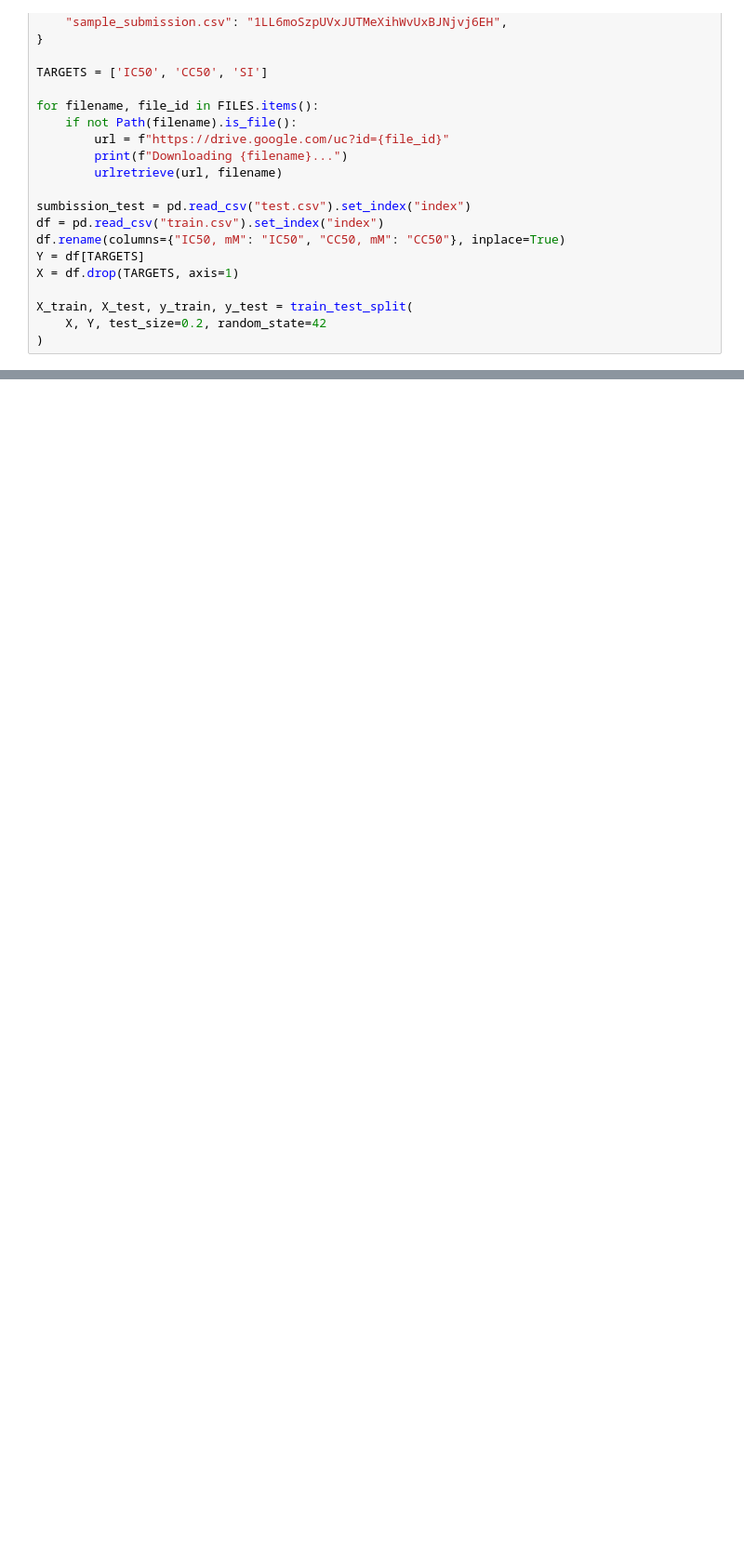
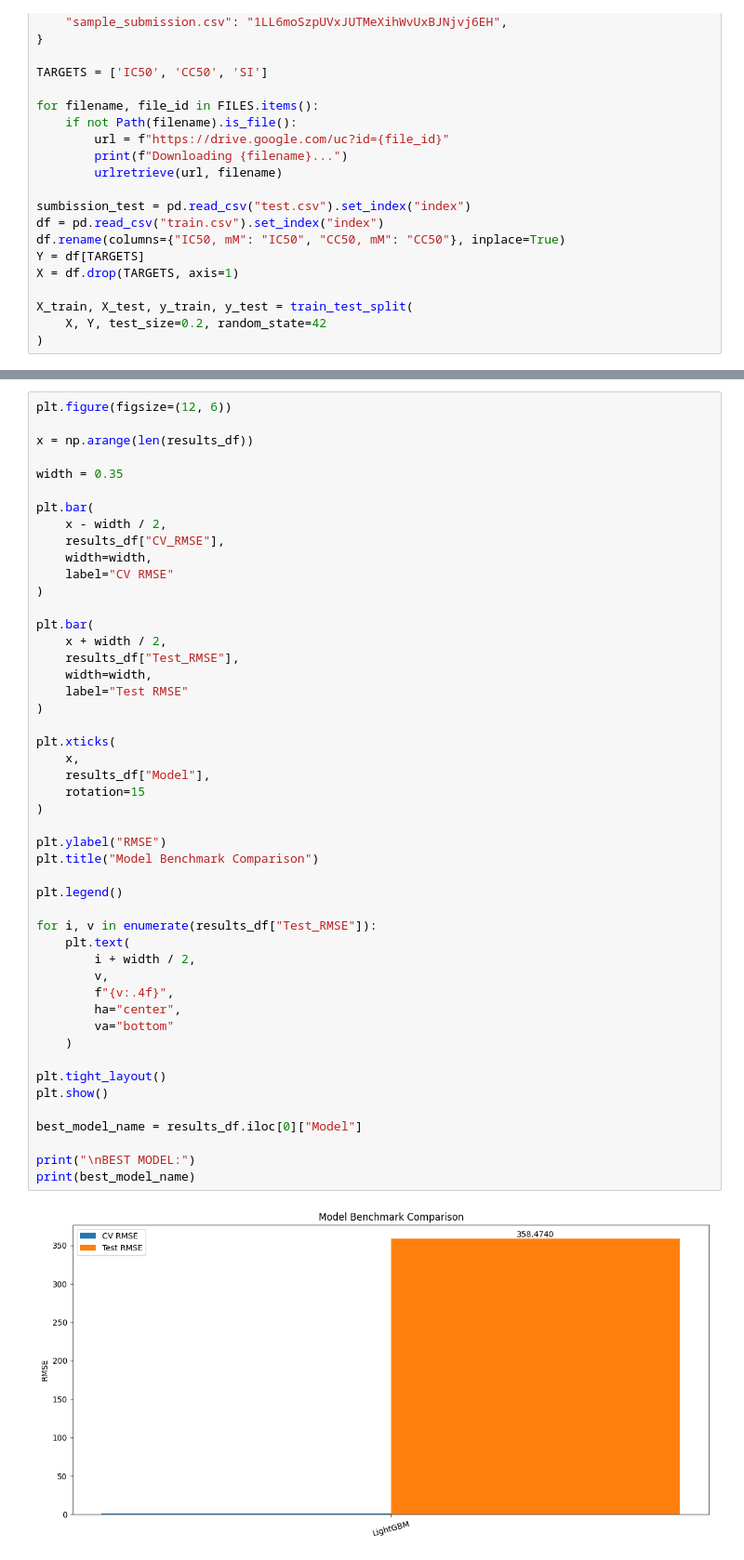
Before and after one commit to MrGuss/hackaton_chemai, a Jupyter notebook: ivan/processing.ipynb, the cells around one changed output, grey strips where cells are left out. Shown at 93% size. Drawn from its saved outputs; the diff is of its cells as text; blank space fills up the shorter version.

```diff
--- a/ivan/processing.ipynb
+++ b/ivan/processing.ipynb
@@ -135,0 +456,50 @@ SI: 247.57171765279952
+# %%
+plt.figure(figsize=(12, 6))
+
+x = np.arange(len(results_df))
+
+width = 0.35
+
+plt.bar(
+    x - width / 2,
+    results_df["CV_RMSE"],
+    width=width,
+    label="CV RMSE"
+)
+
+plt.bar(
+    x + width / 2,
+    results_df["Test_RMSE"],
+    width=width,
+    label="Test RMSE"
+)
+
+plt.xticks(
+    x,
+    results_df["Model"],
+    rotation=15
+)
+
+plt.ylabel("RMSE")
+plt.title("Model Benchmark Comparison")
+
+plt.legend()
+
+for i, v in enumerate(results_df["Test_RMSE"]):
+    plt.text(
+        i + width / 2,
+        v,
+        f"{v:.4f}",
+        ha="center",
+        va="bottom"
+    )
+
+plt.tight_layout()
+plt.show()
+
+best_model_name = results_df.iloc[0]["Model"]
+
+print("\nBEST MODEL:")
+print(best_model_name)
+# %% [output]
+[figure, added]
```
Also changed, not shown: parts of 9 cells of this notebook, 2 other files.
